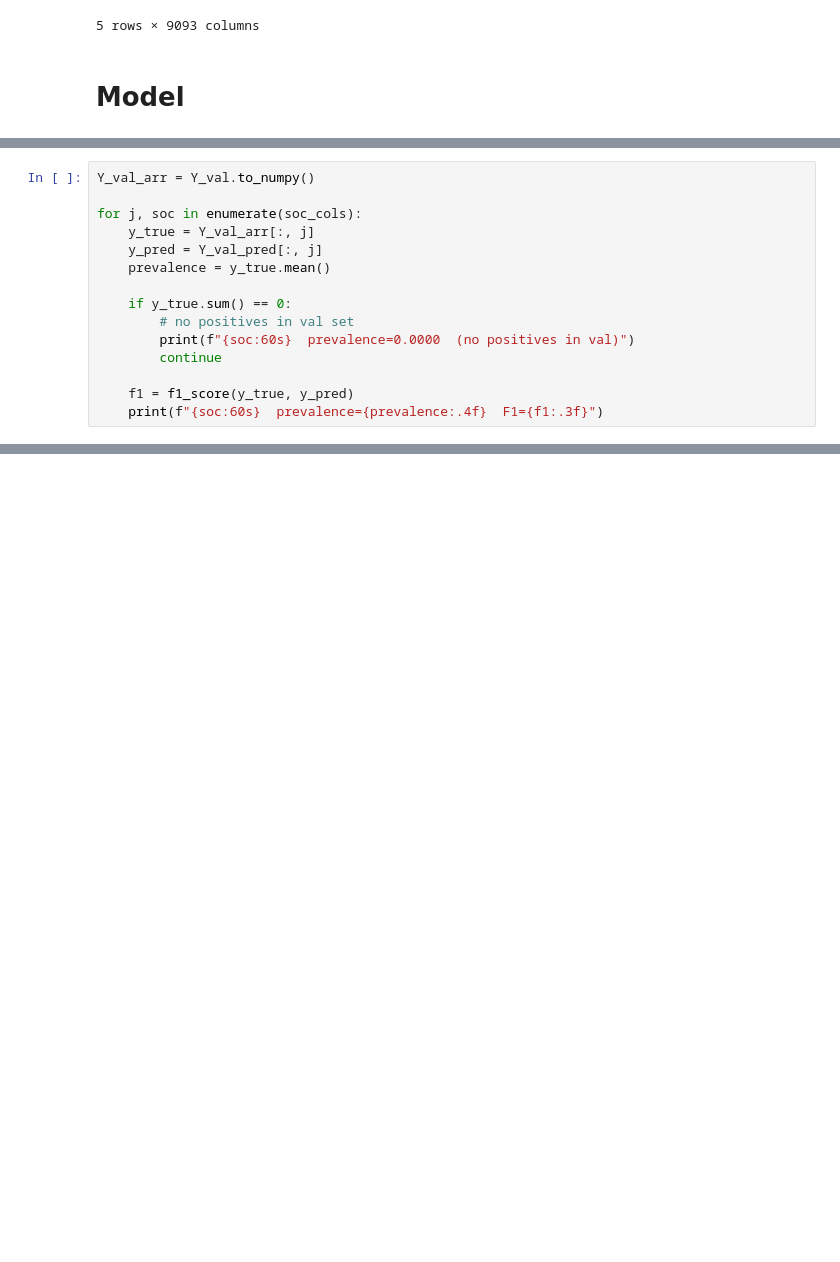
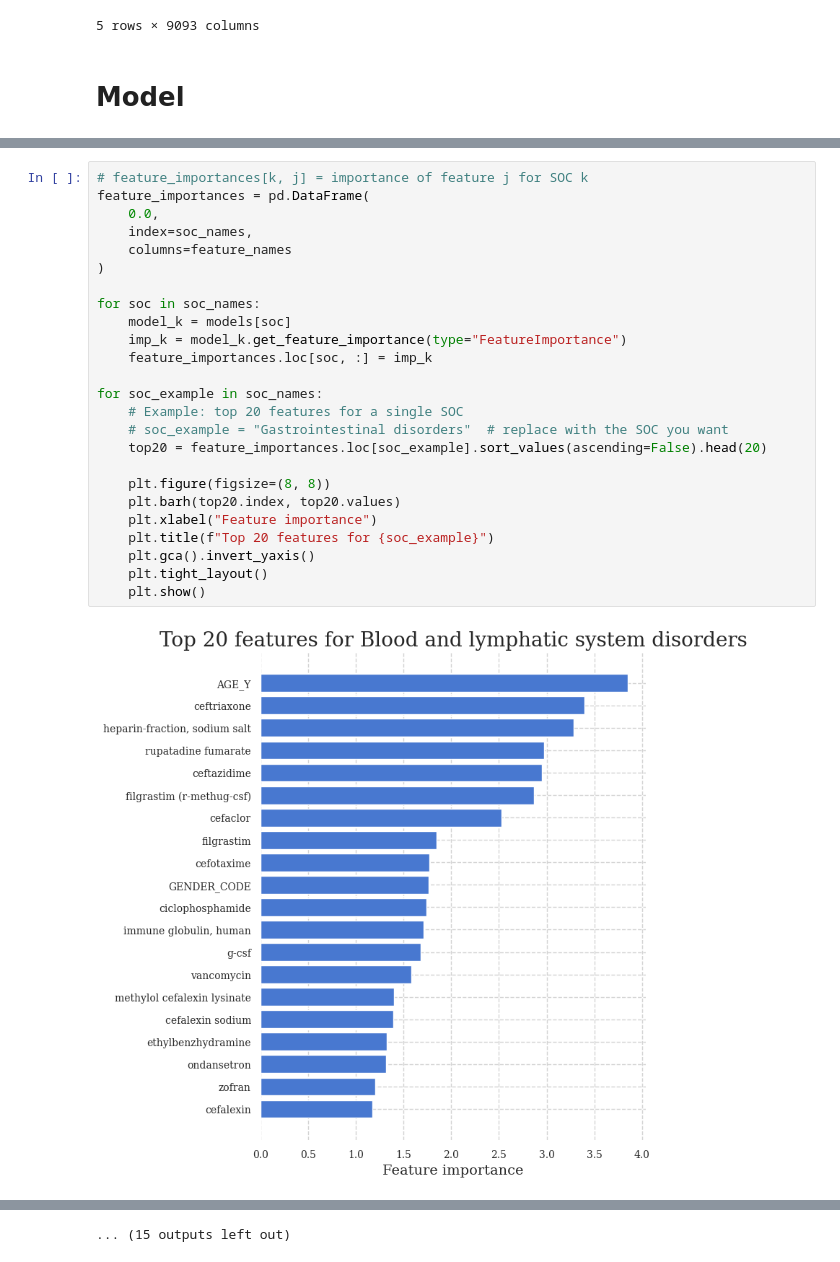
Before and after one commit to nuriaarroyo/Empirical-Bayes-Age-Specific-Risk-and-SOC-Prediction-for-Cephalosporin-ADRs-with-Support-App, a Jupyter notebook: notebooks/03_canada/03_03 Regresion Logistica copy.ipynb, the cells around one changed output, grey strips where cells are left out. Drawn from its saved outputs; the diff is of its cells as text; blank space fills up the shorter version.

```diff
--- a/notebooks/03_canada/03_03 Regresion Logistica copy.ipynb
+++ b/notebooks/03_canada/03_03 Regresion Logistica copy.ipynb
@@ -246,15 +290,0 @@ Validation ROC-AUC micro: 0.7970459347314119
-# %%
-Y_val_arr = Y_val.to_numpy()
-
-for j, soc in enumerate(soc_cols):
-    y_true = Y_val_arr[:, j]
-    y_pred = Y_val_pred[:, j]
-    prevalence = y_true.mean()
-
-    if y_true.sum() == 0:
-        # no positives in val set
-        print(f"{soc:60s}  prevalence=0.0000  (no positives in val)")
-        continue
-
-    f1 = f1_score(y_true, y_pred)
-    print(f"{soc:60s}  prevalence={prevalence:.4f}  F1={f1:.3f}")
@@ -544,0 +309,27 @@ proba_df
+# %%
+# feature_importances[k, j] = importance of feature j for SOC k
+feature_importances = pd.DataFrame(
+    0.0,
+    index=soc_names,
+    columns=feature_names
+)
+
+for soc in soc_names:
+    model_k = models[soc]
+    imp_k = model_k.get_feature_importance(type="FeatureImportance")
+    feature_importances.loc[soc, :] = imp_k
+
+for soc_example in soc_names:
+    # Example: top 20 features for a single SOC
+    # soc_example = "Gastrointestinal disorders"  # replace with the SOC you want
+    top20 = feature_importances.loc[soc_example].sort_values(ascending=False).head(20)
+
+    plt.figure(figsize=(8, 8))
+    plt.barh(top20.index, top20.values)
+    plt.xlabel("Feature importance")
+    plt.title(f"Top 20 features for {soc_example}")
+    plt.gca().invert_yaxis()
+    plt.tight_layout()
+    plt.show()
+# %% [output]
+[figure, added]
@@ -544,0 +347 @@ proba_df
+... (15 outputs left out)
```
Also changed, not shown: parts of 33 cells of this notebook, 2 other files.
